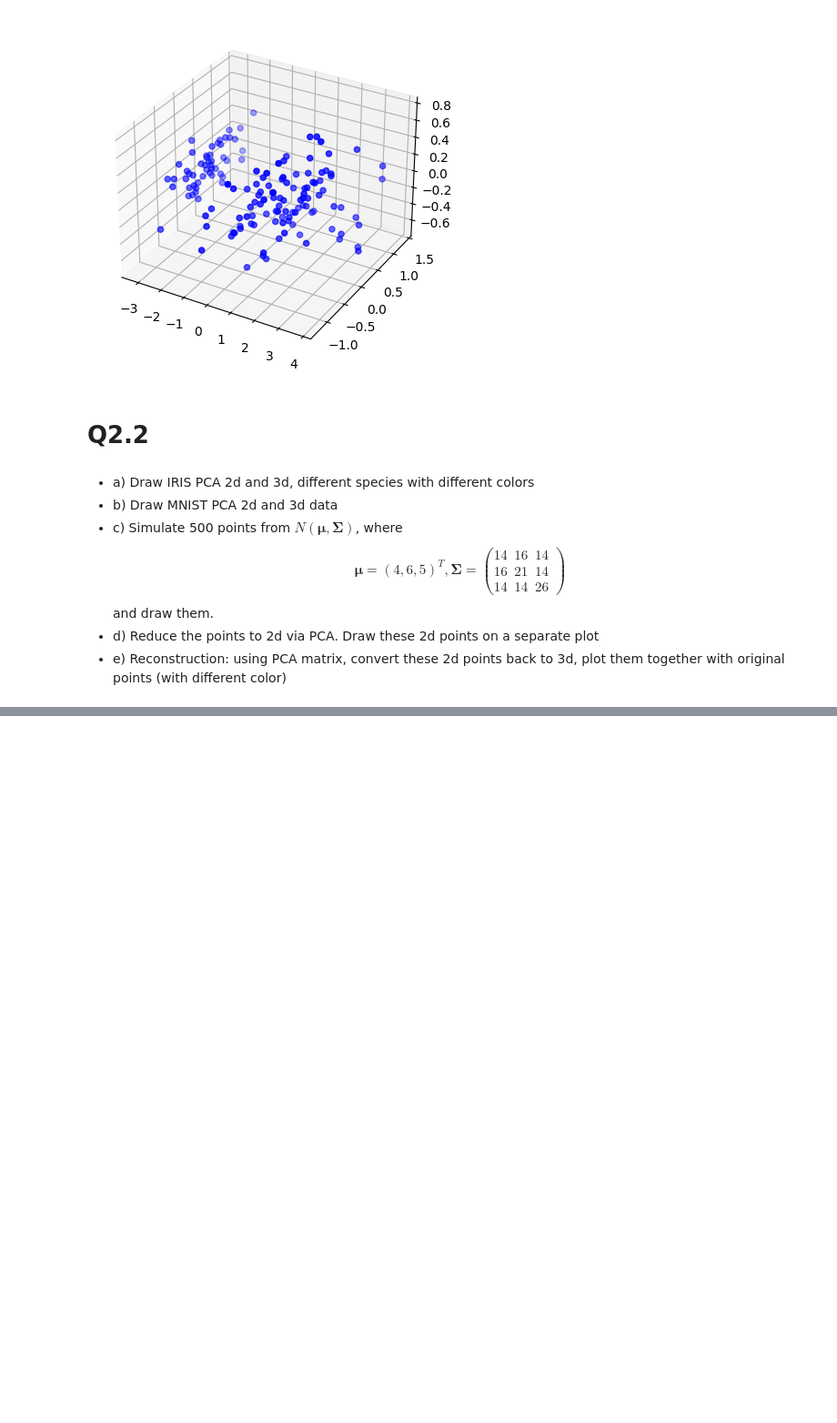
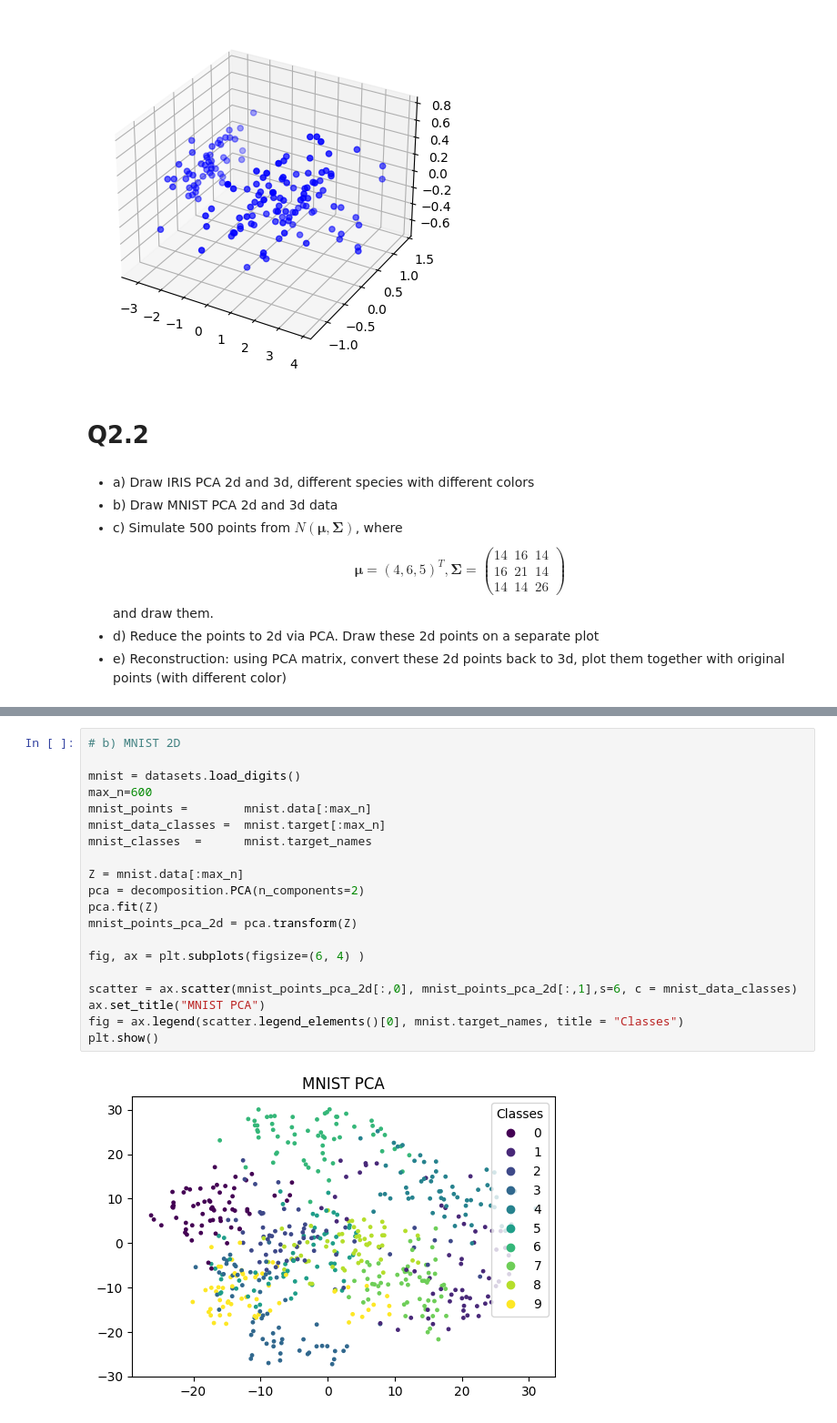
Before and after one commit to gmaad/MetodyKlasRed, a Jupyter notebook: List_nr_2.ipynb, the cells around one changed output, grey strips where cells are left out. Shown: that part at 91% size. Drawn from its saved outputs; the diff is of its cells as text; blank space fills up the shorter version.

```diff
--- a/List_nr_2.ipynb
+++ b/List_nr_2.ipynb
@@ -136,0 +166,22 @@ and draw them.
+# %%
+# b) MNIST 2D
+
+mnist = datasets.load_digits()
+max_n=600
+mnist_points =        mnist.data[:max_n]
+mnist_data_classes =  mnist.target[:max_n]
+mnist_classes  =      mnist.target_names
+
+Z = mnist.data[:max_n]
+pca = decomposition.PCA(n_components=2)
+pca.fit(Z)
+mnist_points_pca_2d = pca.transform(Z)
+
+fig, ax = plt.subplots(figsize=(6, 4) )
+
+scatter = ax.scatter(mnist_points_pca_2d[:,0], mnist_points_pca_2d[:,1],s=6, c = mnist_data_classes)
+ax.set_title("MNIST PCA")
+fig = ax.legend(scatter.legend_elements()[0], mnist.target_names, title = "Classes")
+plt.show()
+# %% [output]
+[figure, added]
```
Also changed, not shown: parts of 4 cells of this notebook.
